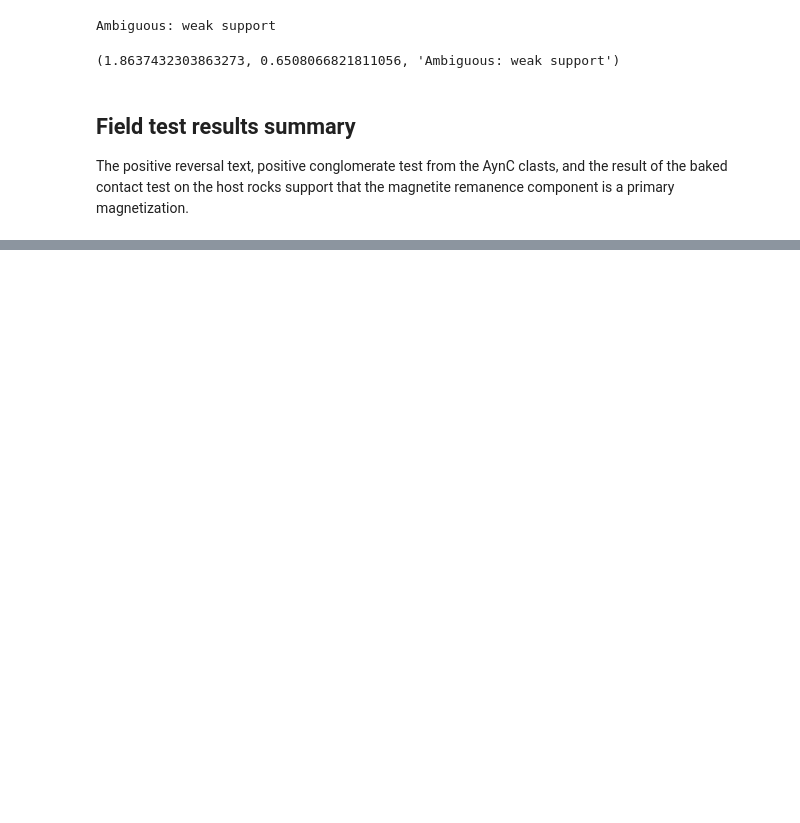
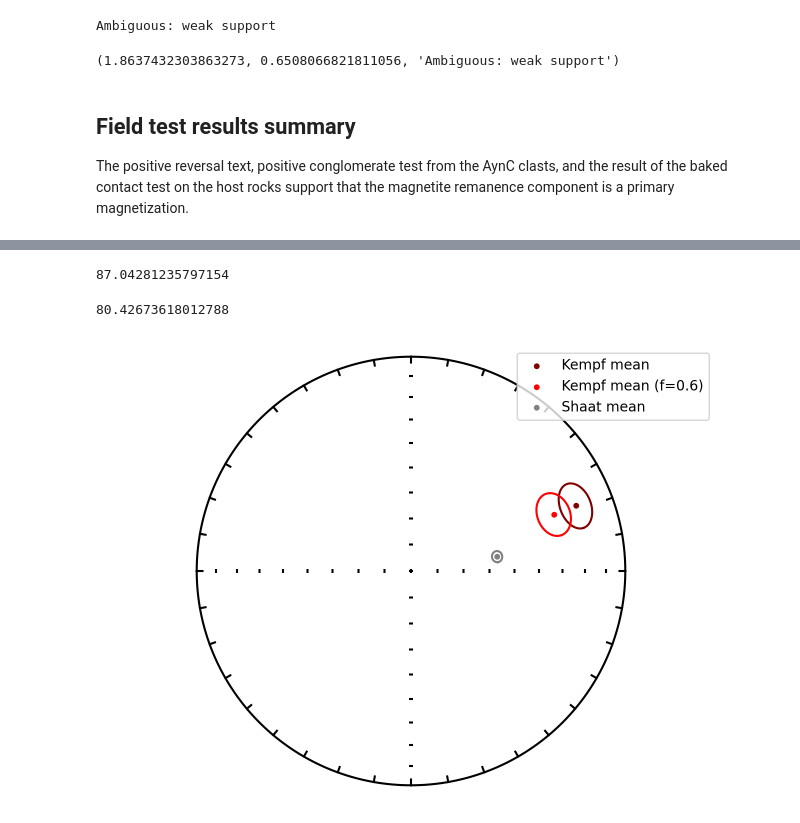
Before and after one commit to Swanson-Hysell-Group/2025_Oman_Paleogeography, a Jupyter notebook: code/dike_paleomagnetism.ipynb, the cells around one changed output, grey strips where cells are left out. Saved outputs shown, nothing was run; the diff lists cells and outputs as text; code cells hidden in the pictures; blank space fills up the shorter version.

```diff
--- a/code/dike_paleomagnetism.ipynb
+++ b/code/dike_paleomagnetism.ipynb
@@ -783,0 +774,13 @@ The positive reversal text, positive conglomerate test from the AynC clasts, and
+# %%
+Kilner_plat = -52.38
+Kilner_plon = 74.48
+Kilner_A95 = 7.3
+Kilner_pole_Mirbat_dec, Kilner_pole_Mirbat_inc = pmag.vgp_di(Kilner_plat,Kilner_plon,Mirbat_area_lat,Mirbat_area_lon)
+Kilner_pole_Mirbat_dec - SD_sites_Leger_all_mag_tc_unified_mean['dec']
+# %% [output]
+87.04281235797154
+# %%
+pole_Mirbat_dec, pole_Mirbat_inc = pmag.vgp_di(mean_Shaat_pole_all['inc'],mean_Shaat_pole_all['dec'],Mirbat_area_lat,Mirbat_area_lon)
+pole_Mirbat_dec
+# %% [output]
+80.42673618012788
@@ -783,0 +791,18 @@ The positive reversal text, positive conglomerate test from the AynC clasts, and
+# %%
+Kempf_dec = 68.4
+Kempf_inc = 18.4
+Kempf_a95 = 7.2
+Kempf_inc_0_6 = ipmag.unsquish(incs=Kempf_inc,f=0.6)
+# %%
+Shaat_mean = SD_sites_Leger_all_mag_tc_unified_mean
+
+ipmag.plot_net()
+ipmag.plot_di_mean(Kempf_dec, Kempf_inc, Kempf_a95, color='maroon', marker='o', markersize=10, label='Kempf mean')
+ipmag.plot_di_mean(Kempf_dec, Kempf_inc_0_6, Kempf_a95, color='red', marker='o', markersize=10, label='Kempf mean (f=0.6)')
+
+ipmag.plot_di_mean(Shaat_mean['dec'], Shaat_mean['inc'], Shaat_mean['alpha95'], color='grey', marker='o',
+                   markersize=10, label='Shaat mean')
+plt.legend()
+plt.show()
+# %% [output]
+[figure, added]
```
Also changed, not shown: parts of 18 cells of this notebook, 1 other file.
